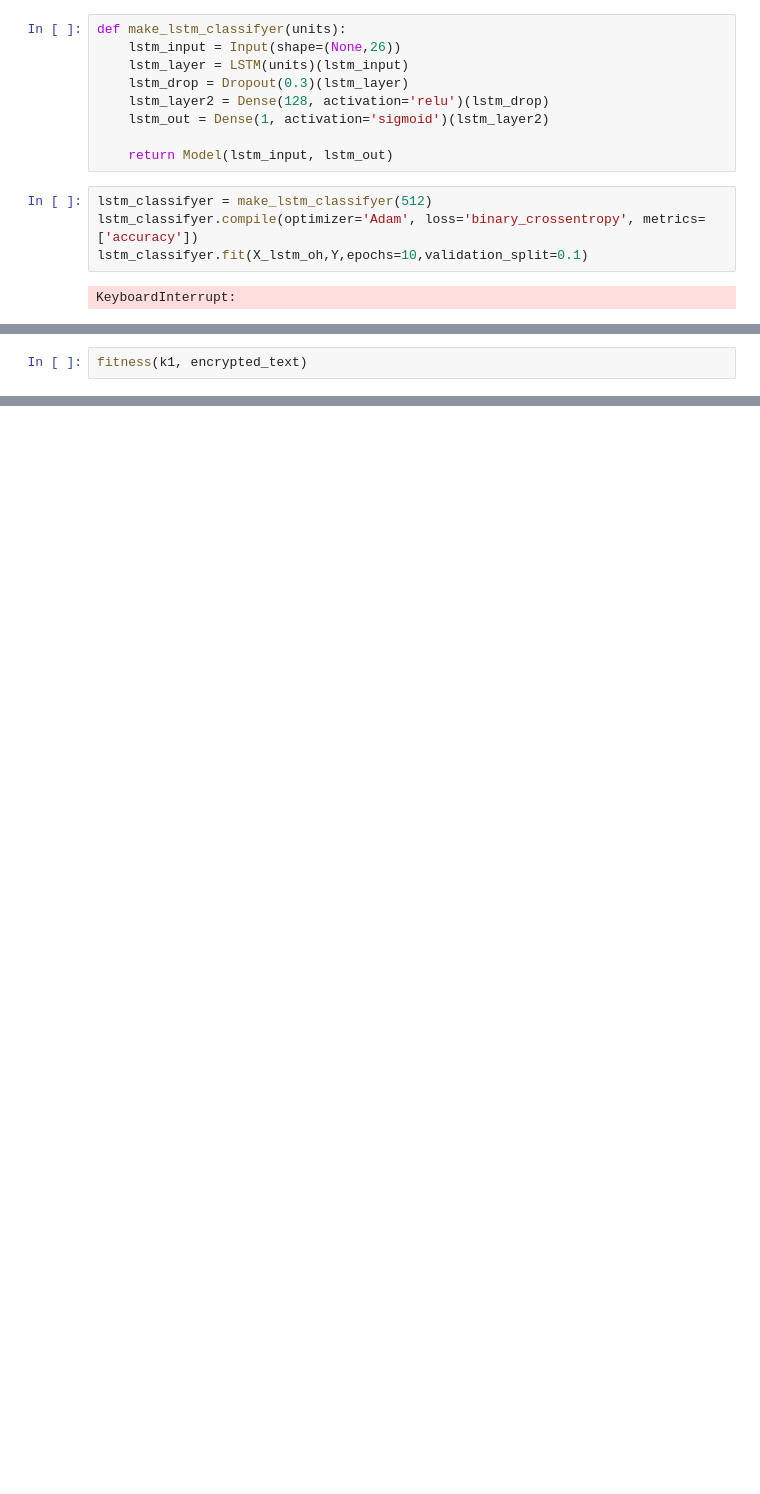
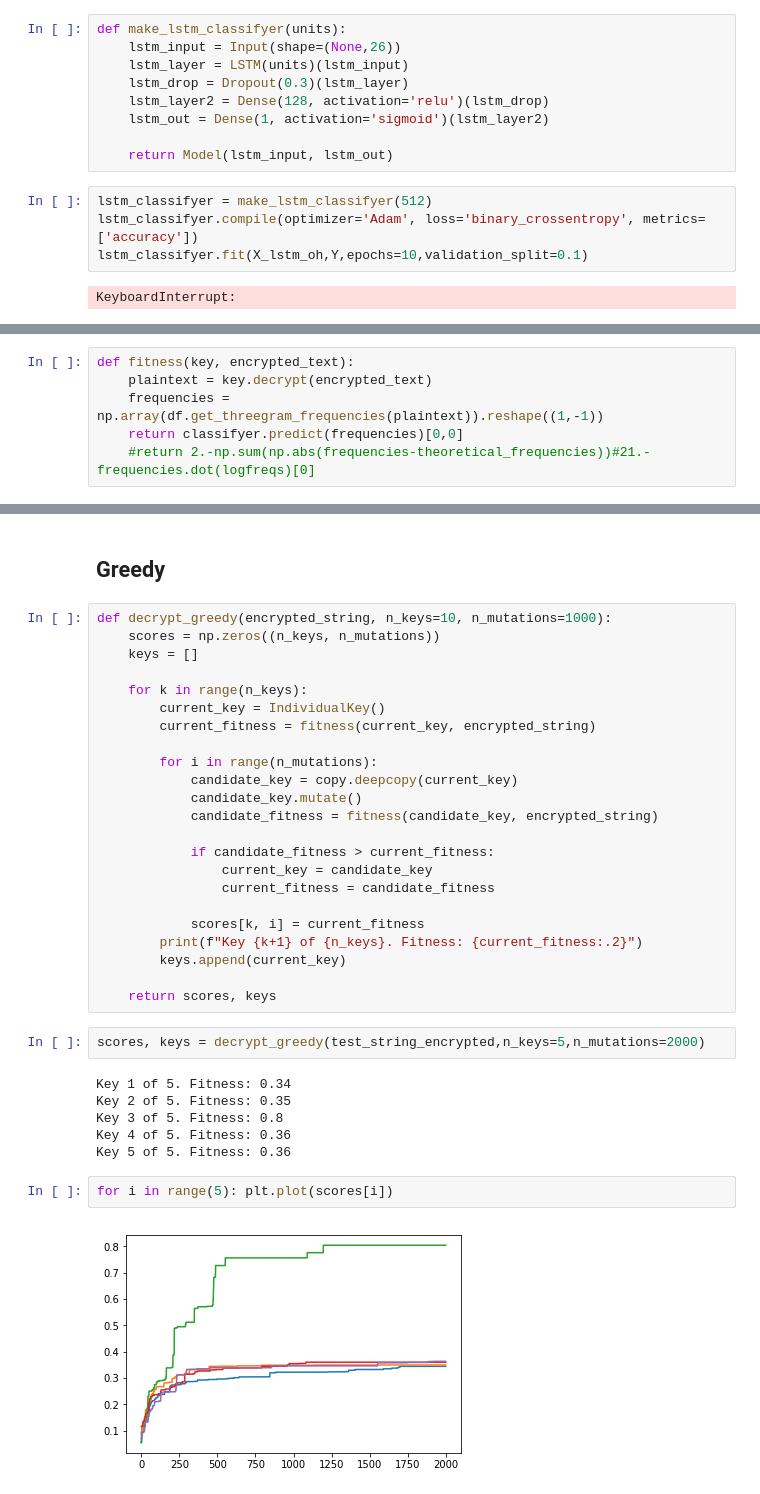
Before and after one commit to psabellagarnier/codebreaking, a Jupyter notebook: decrypt_small.ipynb, the cells around one changed output, grey strips where cells are left out. Cells and saved outputs as stored; diff of their text form; blank space fills up the shorter version.

```diff
--- a/decrypt_small.ipynb
+++ b/decrypt_small.ipynb
@@ -462,2 +125,0 @@ best_fitnesses01= np.copy(best_fitnesses)
-# %%
-fitness(k1, encrypted_text)
@@ -480,0 +128,6 @@ foo.bar
+# %%
+def fitness(key, encrypted_text):
+    plaintext = key.decrypt(encrypted_text)
+    frequencies = np.array(df.get_threegram_frequencies(plaintext)).reshape((1,-1))
+    return classifyer.predict(frequencies)[0,0]
+    #return 2.-np.sum(np.abs(frequencies-theoretical_frequencies))#21.-frequencies.dot(logfreqs)[0]
@@ -480,0 +163,37 @@ foo.bar
+# %% [markdown]
+## Greedy
+# %%
+def decrypt_greedy(encrypted_string, n_keys=10, n_mutations=1000):
+    scores = np.zeros((n_keys, n_mutations))
+    keys = []
+
+    for k in range(n_keys):
+        current_key = IndividualKey()
+        current_fitness = fitness(current_key, encrypted_string)
+
+        for i in range(n_mutations):
+            candidate_key = copy.deepcopy(current_key)
+            candidate_key.mutate()
+            candidate_fitness = fitness(candidate_key, encrypted_string)
+
+            if candidate_fitness > current_fitness:
+                current_key = candidate_key
+                current_fitness = candidate_fitness
+
+            scores[k, i] = current_fitness
+        print(f"Key {k+1} of {n_keys}. Fitness: {current_fitness:.2}")
+        keys.append(current_key)
+
+    return scores, keys
+# %%
+scores, keys = decrypt_greedy(test_string_encrypted,n_keys=5,n_mutations=2000)
+# %% [output]
+Key 1 of 5. Fitness: 0.34
+Key 2 of 5. Fitness: 0.35
+Key 3 of 5. Fitness: 0.8
+Key 4 of 5. Fitness: 0.36
+Key 5 of 5. Fitness: 0.36
+# %%
+for i in range(5): plt.plot(scores[i])
+# %% [output]
+[figure, added]
```
Also changed, not shown: parts of 72 cells of this notebook, 1 other file.
